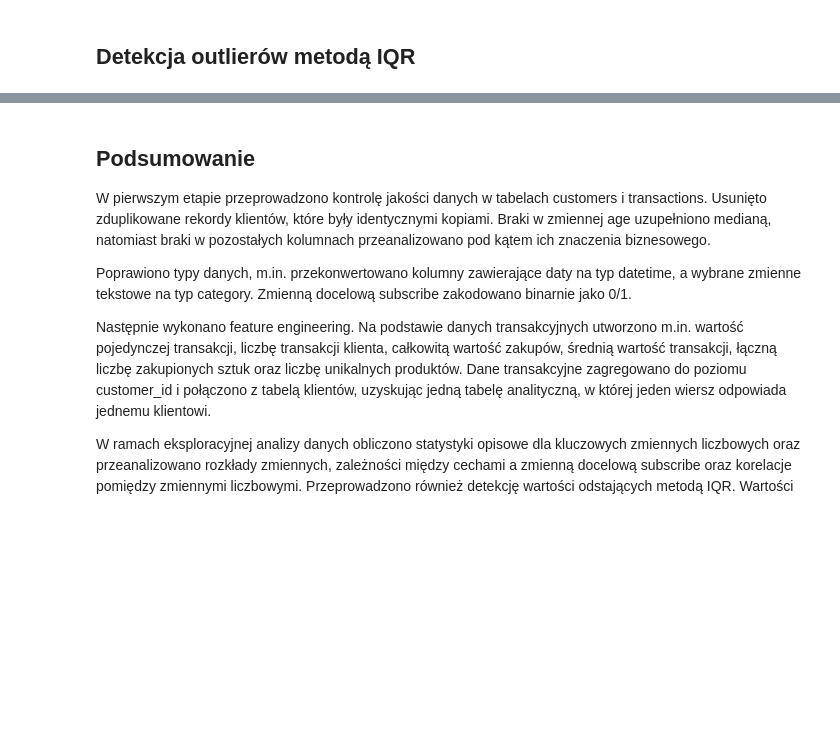
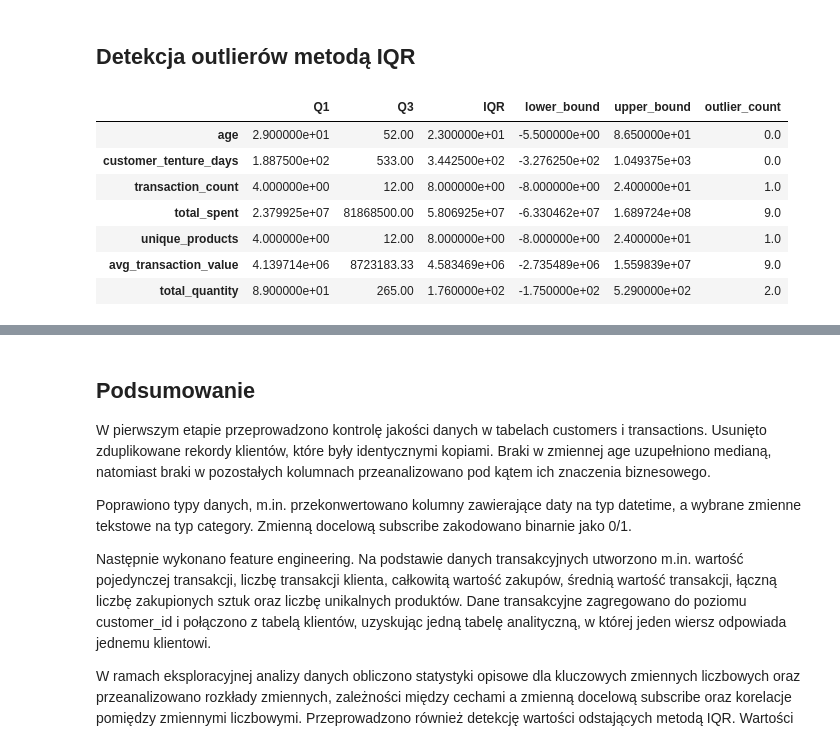
Before and after one commit to michalszlapa/mini_project_DS02_05_26, a Jupyter notebook: b_oprzadek/03_EDA.ipynb, the cells around one changed output, grey strips where cells are left out. Drawn from its saved outputs; the diff is of its cells as text; code cells hidden in the pictures; blank space fills up the shorter version.

```diff
--- a/b_oprzadek/03_EDA.ipynb
+++ b/b_oprzadek/03_EDA.ipynb
@@ -451,32 +709,51 @@ def detect_outliers_iqr(df, columns):
 
     for column in columns:
         Q1 = df[column].quantile(0.25)
         Q3 = df[column].quantile(0.75)
 
         IQR = Q3 - Q1
 
         lower_bound = Q1 - 1.5 * IQR
         upper_bound = Q3 + 1.5 * IQR
 
         outliers = df[
             (df[column] < lower_bound) |
             (df[column] > upper_bound)
         ]
 
         outlier_summary[column] = {
             "Q1": Q1,
             "Q3": Q3,
             "IQR": IQR,
             "lower_bound": lower_bound,
             "upper_bound": upper_bound,
             "outlier_count": len(outliers)
         }
 
     return pd.DataFrame(outlier_summary).T
 
+outlier_features = [
+    "age",
+    "customer_tenture_days",
+    "transaction_count",
+    "total_spent",
+    "unique_products",
+    "avg_transaction_value",
+    "total_quantity"
+]
+
 outlier_summary = detect_outliers_iqr(
     customers_features,
-    numeric_features
+    outlier_features
 )
 
-print(outlier_summary)
+outlier_summary
+# %% [output]
+|  | Q1 | Q3 | IQR | lower_bound | upper_bound | outlier_count |
+| age | 2.900000e+01 | 52.00 | 2.300000e+01 | -5.500000e+00 | 8.650000e+01 | 0.0 |
+| customer_tenture_days | 1.887500e+02 | 533.00 | 3.442500e+02 | -3.276250e+02 | 1.049375e+03 | 0.0 |
+| transaction_count | 4.000000e+00 | 12.00 | 8.000000e+00 | -8.000000e+00 | 2.400000e+01 | 1.0 |
+| total_spent | 2.379925e+07 | 81868500.00 | 5.806925e+07 | -6.330462e+07 | 1.689724e+08 | 9.0 |
+| unique_products | 4.000000e+00 | 12.00 | 8.000000e+00 | -8.000000e+00 | 2.400000e+01 | 1.0 |
+| avg_transaction_value | 4.139714e+06 | 8723183.33 | 4.583469e+06 | -2.735489e+06 | 1.559839e+07 | 9.0 |
+| total_quantity | 8.900000e+01 | 265.00 | 1.760000e+02 | -1.750000e+02 | 5.290000e+02 | 2.0 |
```
Also changed, not shown: parts of 26 cells of this notebook, 1 other file.
